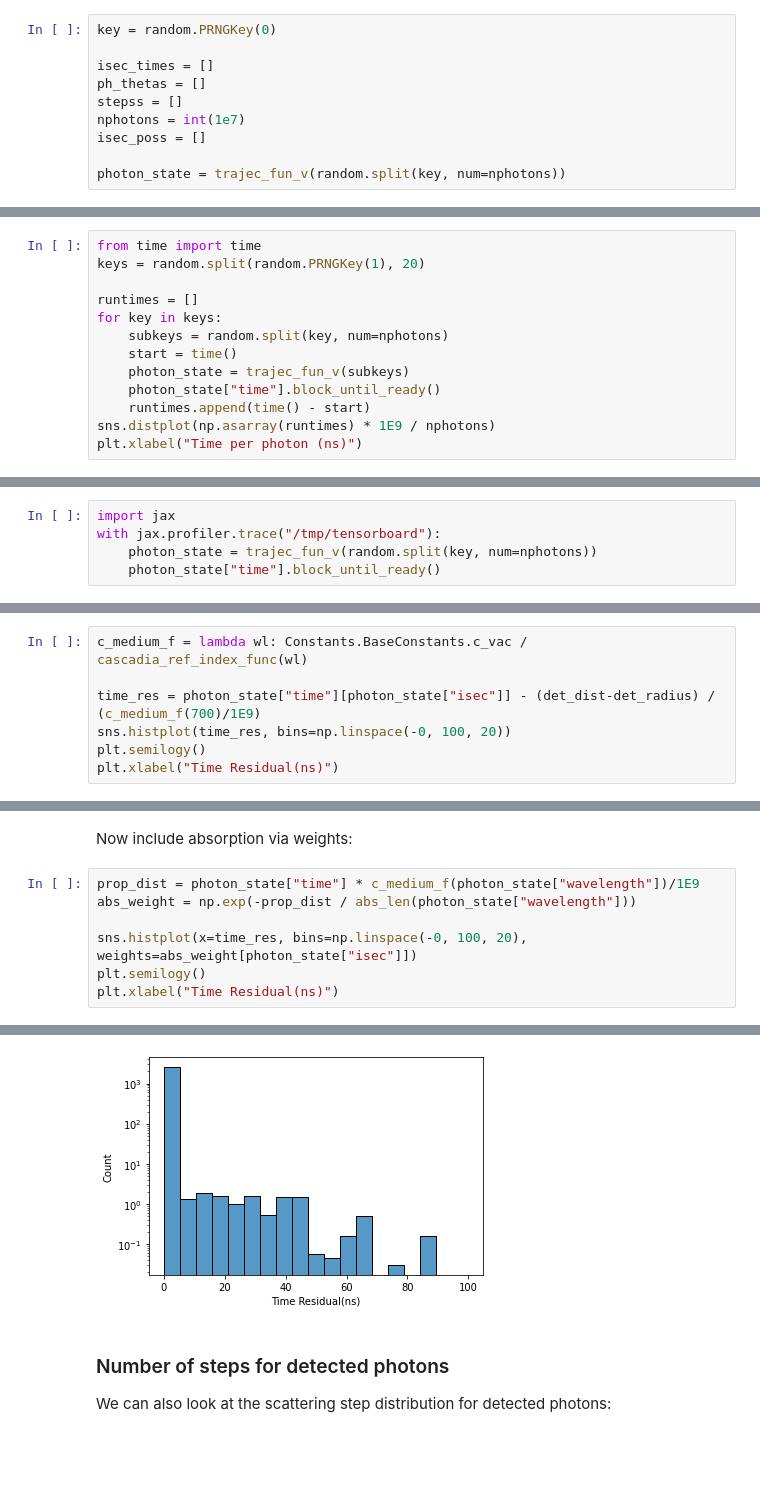
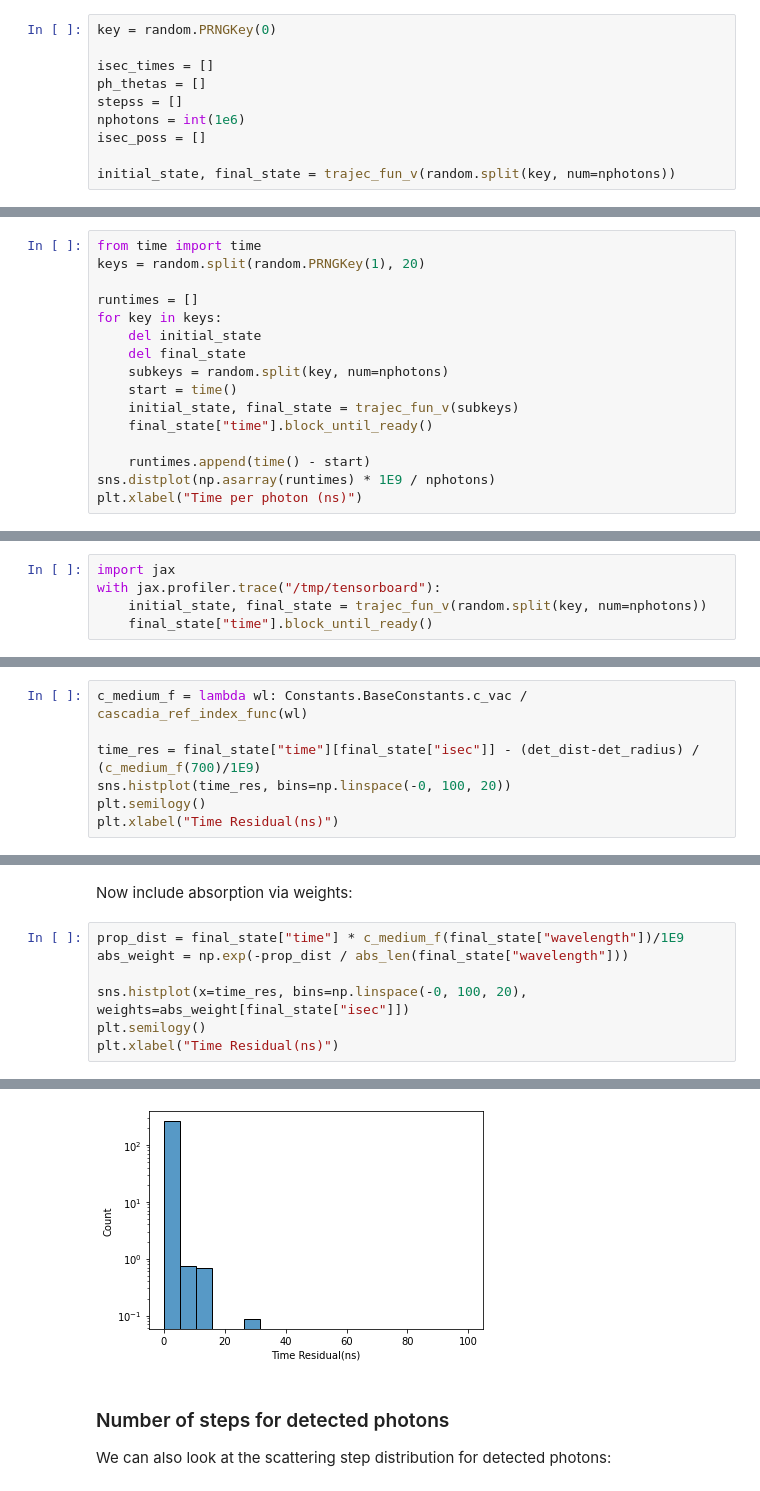
Before and after one commit to pone-software/hyperion, a Jupyter notebook: examples/photon_propagation.ipynb, the cells around one changed output, grey strips where cells are left out. Cells and saved outputs as stored; diff of their text form; blank space fills up the shorter version.

```diff
--- a/examples/photon_propagation.ipynb
+++ b/examples/photon_propagation.ipynb
@@ -316,10 +319,10 @@ key = random.PRNGKey(0)
 isec_times = []
 ph_thetas = []
 stepss = []
-nphotons = int(1e7)
+nphotons = int(1e6)
 isec_poss = []
 
-photon_state = trajec_fun_v(random.split(key, num=nphotons))
+initial_state, final_state = trajec_fun_v(random.split(key, num=nphotons))
 # %% [markdown]
 ## Plot propagation statistics
 # %% [markdown]
@@ -330,10 +333,13 @@ keys = random.split(random.PRNGKey(1), 20)
 
 runtimes = []
 for key in keys:
+    del initial_state
+    del final_state
     subkeys = random.split(key, num=nphotons)
     start = time()
-    photon_state = trajec_fun_v(subkeys)
-    photon_state["time"].block_until_ready()
+    initial_state, final_state = trajec_fun_v(subkeys)
+    final_state["time"].block_until_ready()
+
     runtimes.append(time() - start)
 sns.distplot(np.asarray(runtimes) * 1E9 / nphotons)
 plt.xlabel("Time per photon (ns)")
@@ -343,8 +349,8 @@ Text(0.5, 0, 'Time per photon (ns)')
 # %%
 import jax
 with jax.profiler.trace("/tmp/tensorboard"):
-    photon_state = trajec_fun_v(random.split(key, num=nphotons))
-    photon_state["time"].block_until_ready()
+    initial_state, final_state = trajec_fun_v(random.split(key, num=nphotons))
+    final_state["time"].block_until_ready()
 # %% [output]
 2021-12-09 11:21:00.786319: W external/org_tensorflow/tensorflow/stream_executor/platform/default/dso_loader.cc:64] Could not load dynamic library 'libcupti.so.11.4'; dlerror: libcupti.so.11.4: cannot ...
 # %% [markdown]
@@ -376,7 +382,7 @@ Note, this does not yet include absorption.
 # %%
 c_medium_f = lambda wl: Constants.BaseConstants.c_vac / cascadia_ref_index_func(wl)
 
-time_res = photon_state["time"][photon_state["isec"]] - (det_dist-det_radius) / (c_medium_f(700)/1E9)
+time_res = final_state["time"][final_state["isec"]] - (det_dist-det_radius) / (c_medium_f(700)/1E9)
 sns.histplot(time_res, bins=np.linspace(-0, 100, 20))
 plt.semilogy()
 plt.xlabel("Time Residual(ns)")
@@ -386,15 +392,15 @@ Text(0.5, 0, 'Time Residual(ns)')
 # %% [markdown]
 Now include absorption via weights:
 # %%
-prop_dist = photon_state["time"] * c_medium_f(photon_state["wavelength"])/1E9
-abs_weight = np.exp(-prop_dist / abs_len(photon_state["wavelength"]))
+prop_dist = final_state["time"] * c_medium_f(final_state["wavelength"])/1E9
+abs_weight = np.exp(-prop_dist / abs_len(final_state["wavelength"]))
 
-sns.histplot(x=time_res, bins=np.linspace(-0, 100, 20), weights=abs_weight[photon_state["isec"]])
+sns.histplot(x=time_res, bins=np.linspace(-0, 100, 20), weights=abs_weight[final_state["isec"]])
 plt.semilogy()
 plt.xlabel("Time Residual(ns)")
 # %% [output]
 Text(0.5, 0, 'Time Residual(ns)')
-[figure, old version]
+[figure, new version]
 # %% [markdown]
 ### Number of steps for detected photons
 We can also look at the scattering step distribution for detected photons:
```
Also changed, not shown: parts of 13 cells of this notebook, 5 other files.
